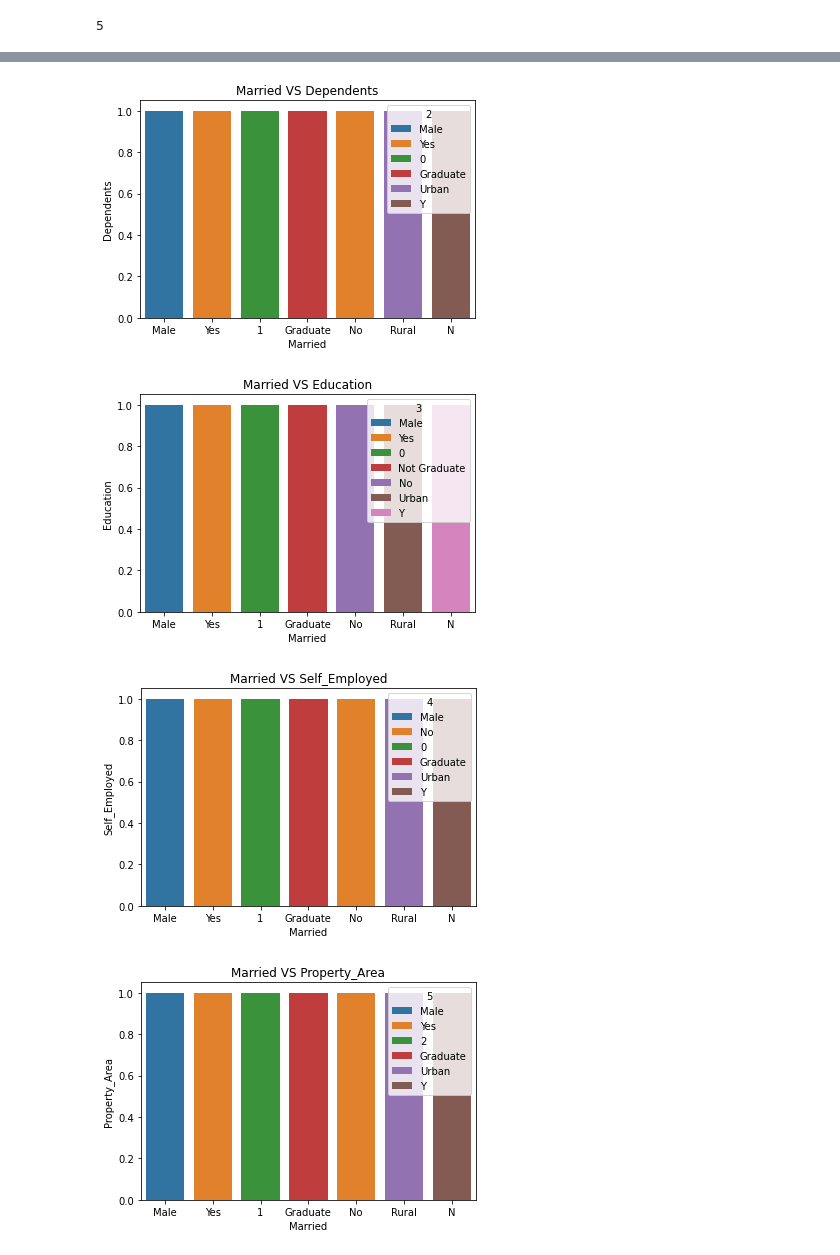
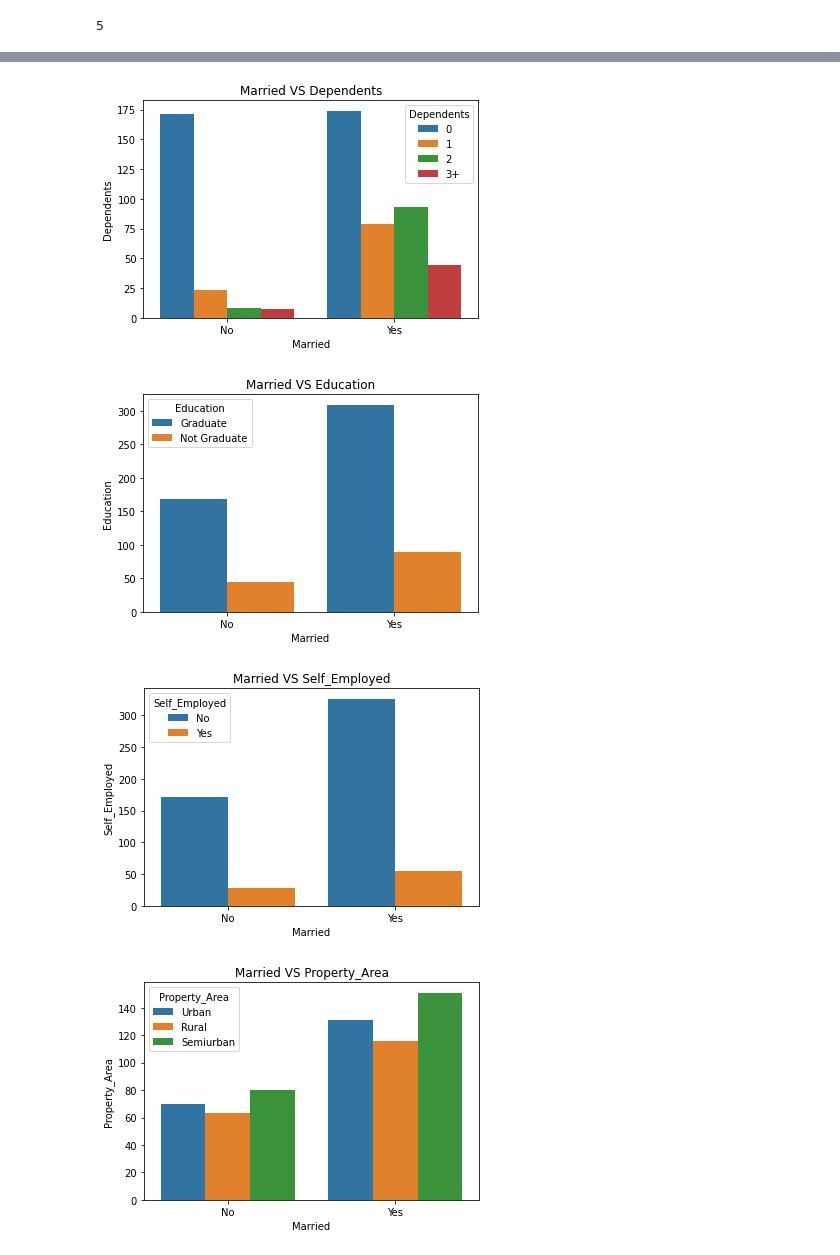
Before and after one commit to Muhammad-Sheraz-ds/Loan-Status-Prediction, a Jupyter notebook: Loan-Eligibility-Prediction.ipynb, the cells around one changed output, grey strips where cells are left out. Cells and saved outputs as stored; diff of their text form; code cells hidden in the pictures.

```diff
--- a/Loan-Eligibility-Prediction.ipynb
+++ b/Loan-Eligibility-Prediction.ipynb
@@ -155,8 +155,8 @@ len(num_df.columns)
 5
 # %%
 for row in range(len(cat_df.columns)-1):
-    for col in range(row+1,len(cat_df.columns)):
-        sns.countplot(hue=cat_df.iloc[col,:],x=cat_df.iloc[row,:])
+    for col in range(row+1, len(cat_df.columns)):
+        sns.countplot(x=cat_df.iloc[:, row], hue=cat_df.iloc[:, col])
         plt.xlabel(cat_df.columns[row])
         plt.ylabel(cat_df.columns[col])
         plt.title(f'{cat_df.columns[row]} VS {cat_df.columns[col]}')
@@ -171,4 +171,4 @@ for row in range(len(cat_df.columns)-1):
-[figure, old version]
+[figure, new version]
-[figure, old version]
+[figure, new version]
-[figure, old version]
+[figure, new version]
-[figure, old version]
+[figure, new version]
```
Also changed, not shown: parts of 1 cell of this notebook.
